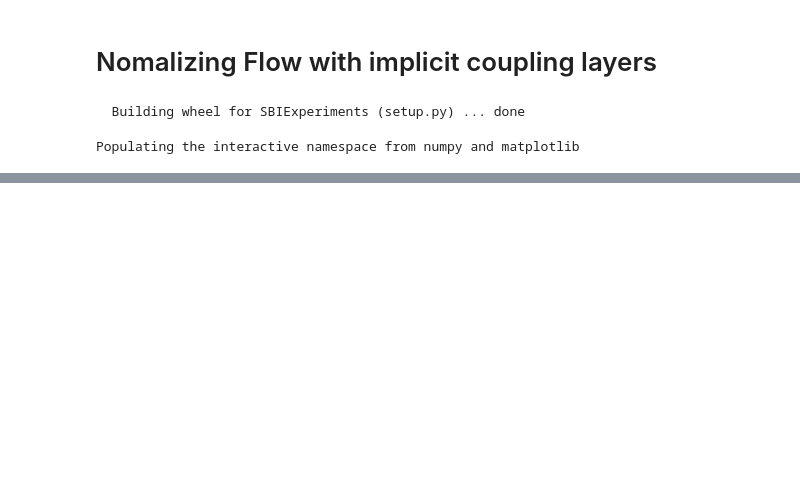
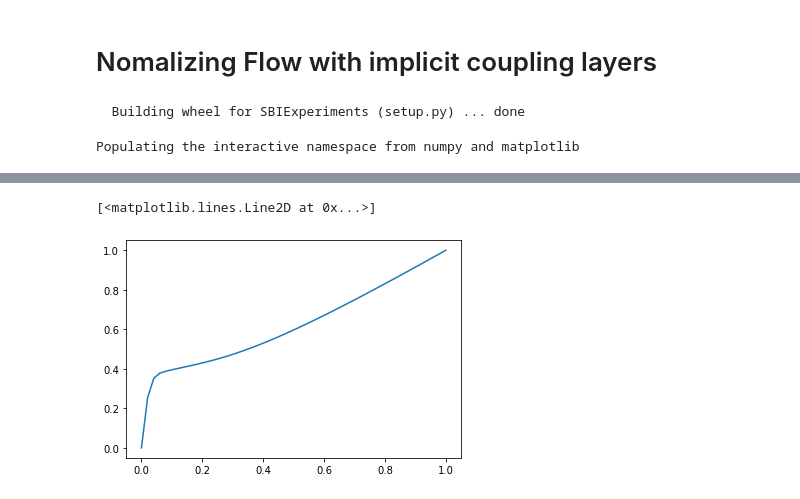
Before and after one commit to astrodeepnet/sbi_experiments, a Jupyter notebook: notebooks/score_matching/NF_implicit.ipynb, the cells around one changed output, grey strips where cells are left out. Saved outputs shown, nothing was run; the diff lists cells and outputs as text; code cells hidden in the pictures; blank space fills up the shorter version.

```diff
--- a/notebooks/score_matching/NF_implicit.ipynb
+++ b/notebooks/score_matching/NF_implicit.ipynb
@@ -124,0 +150,16 @@ hist2d(batch[:,0], batch[:,1],100, range=[[0,1],[0,1]]);gca().set_aspect('equal'
+# %%
+coupl = hk.without_apply_rng(hk.transform(lambda x: CustomCoupling(name = 'b2')(x,1)))
+# %%
+predicate = lambda module_name, name, value: 'flow/b2' in module_name
+params_b1 = hk.data_structures.filter(predicate, params)
+# %%
+params_b1=hk.data_structures.to_mutable_dict(params_b1)
+params_b1={k.split('flow/')[1]:params_b1[k] for k in params_b1.keys()}
+# %%
+t = jnp.linspace(0,1)
+bij = coupl.apply(params_b1, t.reshape([50,1]))
+# %%
+plot(t,bij(t)[30])
+# %% [output]
+[<matplotlib.lines.Line2D at 0x...>]
+[figure, added]
```
Also changed, not shown: parts of 17 cells of this notebook, 1 other file.
